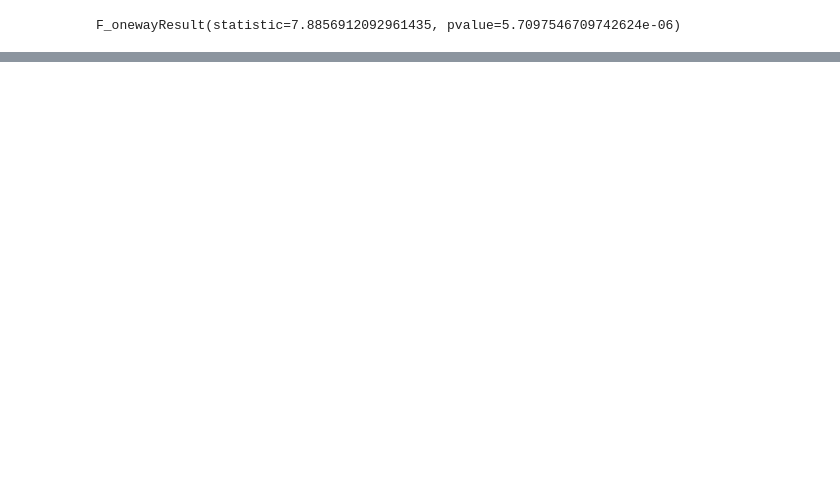
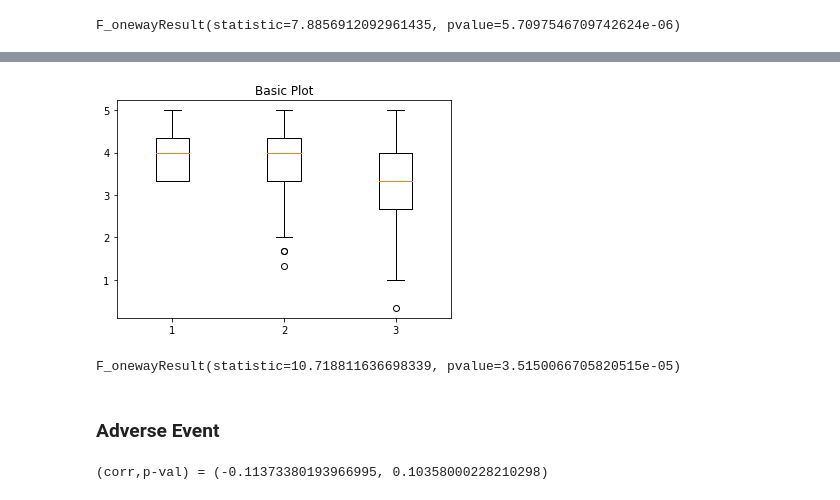
Before and after one commit to stathis99/Statistical-Analysis-for-Patient-Safety, a Jupyter notebook: Staff Analysis/Analysis/3. Correlation Analysis/Parameter2_Analysis.ipynb, the cells around one changed output, grey strips where cells are left out. Saved outputs shown, nothing was run; the diff lists cells and outputs as text; code cells hidden in the pictures; blank space fills up the shorter version.

```diff
--- a/Staff Analysis/Analysis/3. Correlation Analysis/Parameter2_Analysis.ipynb
+++ b/Staff Analysis/Analysis/3. Correlation Analysis/Parameter2_Analysis.ipynb
@@ -284,0 +239,8 @@ profession
+# %%
+education = hospitals_personalInfo['3α. Ποια είναι η βασική σας εκπαίδευση;']
+
+education= pd.concat([education,individualScore],axis=1)
+
+education.columns = ['Education','Score']
+
+education = education.dropna()
@@ -284,0 +267,28 @@ profession
+# %%
+defterovathmia = []
+texnologiki = []
+panepistimiaki = []
+
+
+#create table for every category of profession
+for index, row in education.iterrows():
+    if row['Education'] == '1. Δευτεροβάθμια (Δ.Ε.)':
+        defterovathmia.append(row['Score'])
+    elif row['Education'] == '2. Τεχνολογική (Τ.Ε.)':
+        texnologiki.append(row['Score'])
+    elif row['Education'] == '3. Πανεπιστημιακή (Π.Ε.)':
+        panepistimiaki.append(row['Score'])
+# %%
+fig1, ax1 = plt.subplots()
+ax1.set_title('Basic Plot')
+ax1.boxplot([defterovathmia,texnologiki,panepistimiaki])
+
+plt.show()
+# %% [output]
+[figure, added]
+# %%
+f_oneway(defterovathmia,texnologiki,panepistimiaki)
+# %% [output]
+F_onewayResult(statistic=10.718811636698339, pvalue=3.5150066705820515e-05)
+# %% [markdown]
+### Adverse Event
@@ -284,0 +302,8 @@ profession
+# %%
+
+x = age['Age']
+y = age['Score']
+#calculation correlation coefficient and p-value between x and y
+print("(corr,p-val) =",pearsonr(x, y))
+# %% [output]
+(corr,p-val) = (-0.11373380193966995, 0.10358000228210298)
```
Also changed, not shown: parts of 30 cells of this notebook, 2 other files.
